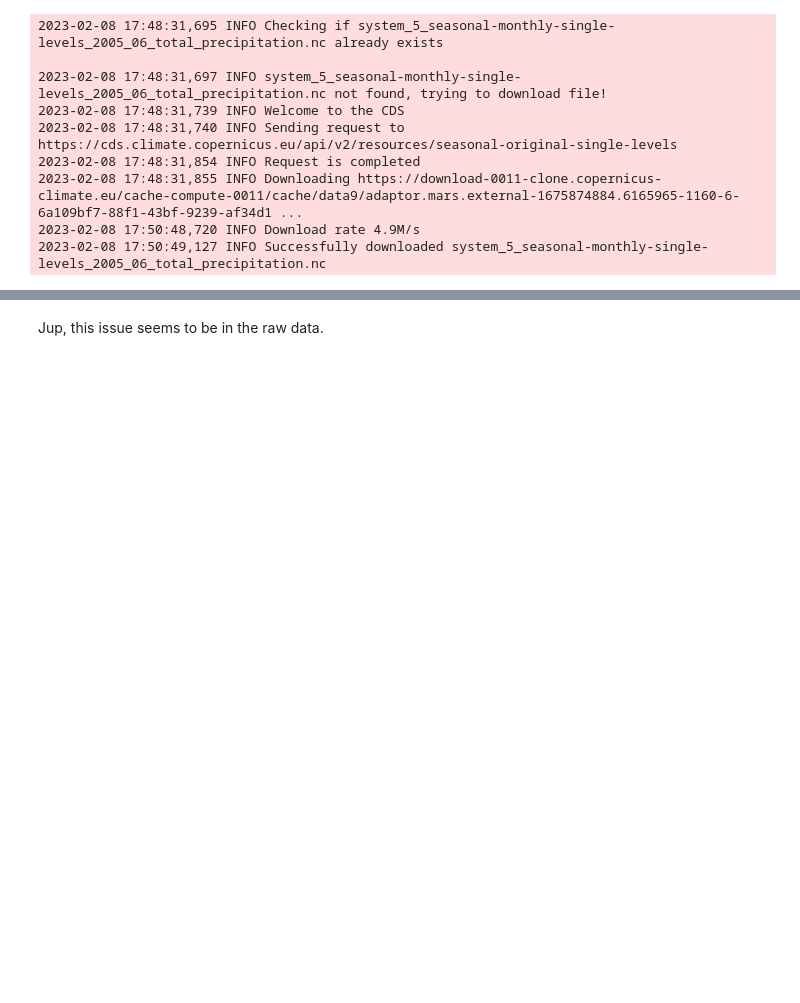
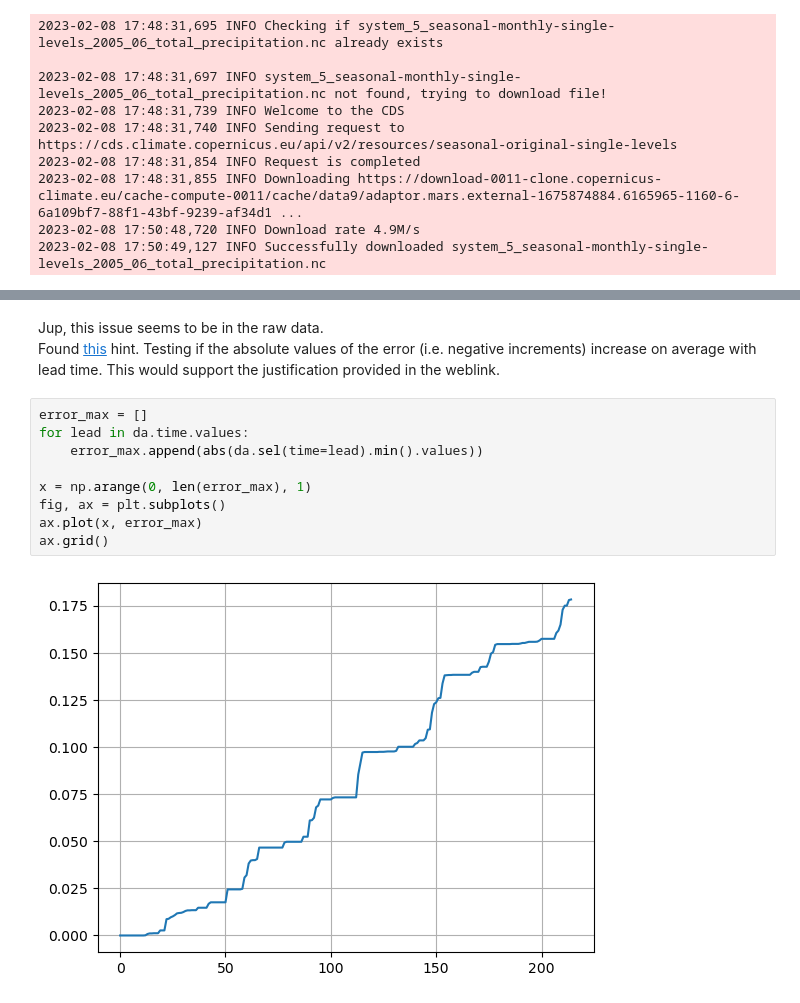
Before and after one commit to SebBub/Thesis, a Jupyter notebook: Data_Issue.ipynb, the cells around one changed output, grey strips where cells are left out. Saved outputs shown, nothing was run; the diff lists cells and outputs as text; blank space fills up the shorter version.

Commit message:
Added assessment of min values over lead time.

```diff
--- a/Data_Issue.ipynb
+++ b/Data_Issue.ipynb
@@ -389,2 +388,15 @@ print(min)
-# %% [markdown]
-Jup, this issue seems to be in the raw data.
+# %% [markdown]
+Jup, this issue seems to be in the raw data.
+<br>
+Found [this](https://confluence.ecmwf.int/display/UDOC/Why+are+there+sometimes+small+negative+precipitation+accumulations+-+ecCodes+GRIB+FAQ) hint. Testing if the absolute values of the error (i.e. negative increments) increase on average with lead time. This would support the justification provided in the weblink.
+# %%
+error_max = []
+for lead in da.time.values:
+    error_max.append(abs(da.sel(time=lead).min().values))
+
+x = np.arange(0, len(error_max), 1)
+fig, ax = plt.subplots()
+ax.plot(x, error_max)
+ax.grid()
+# %% [output]
+[figure, added]
```
Also changed, not shown: parts of 1 cell of this notebook.
